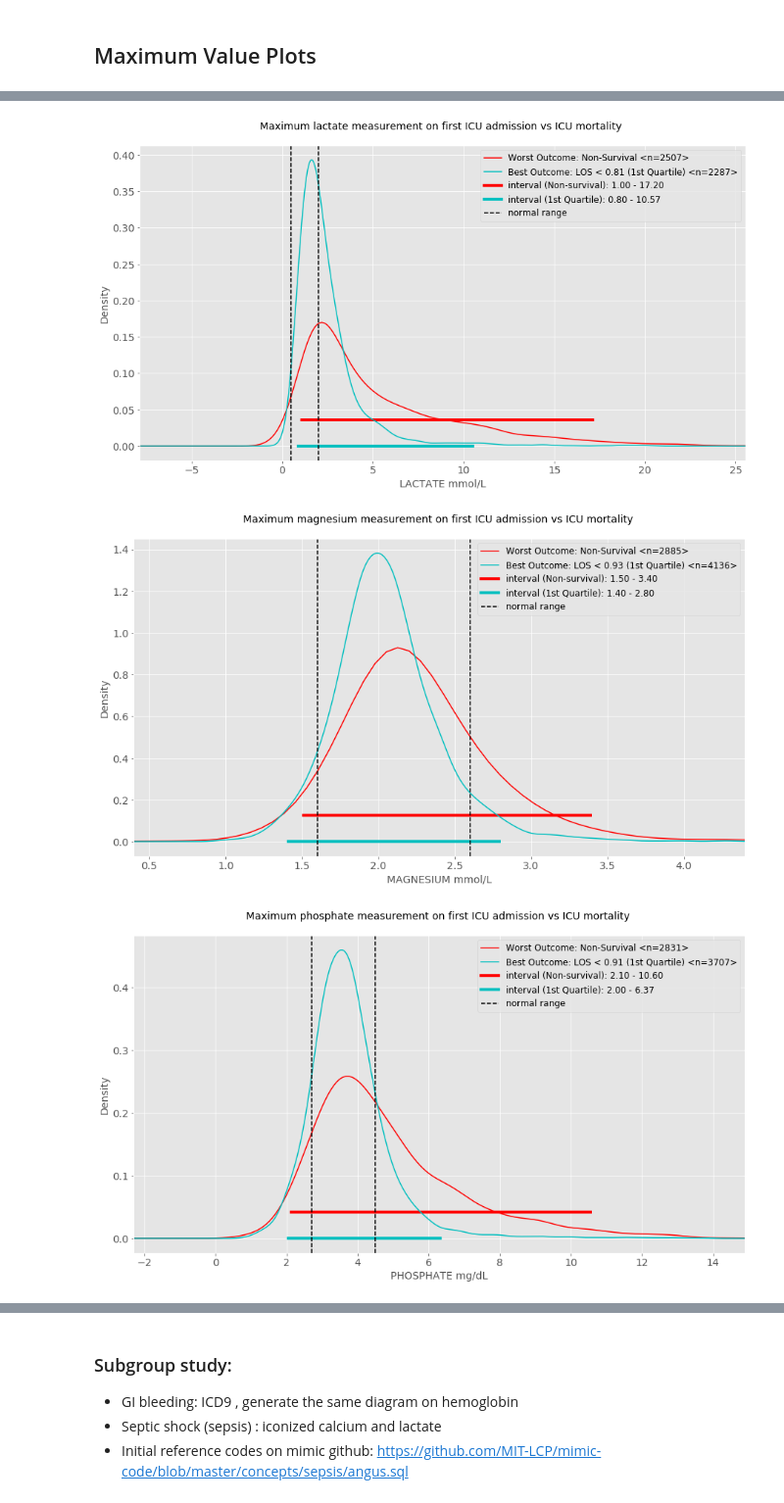
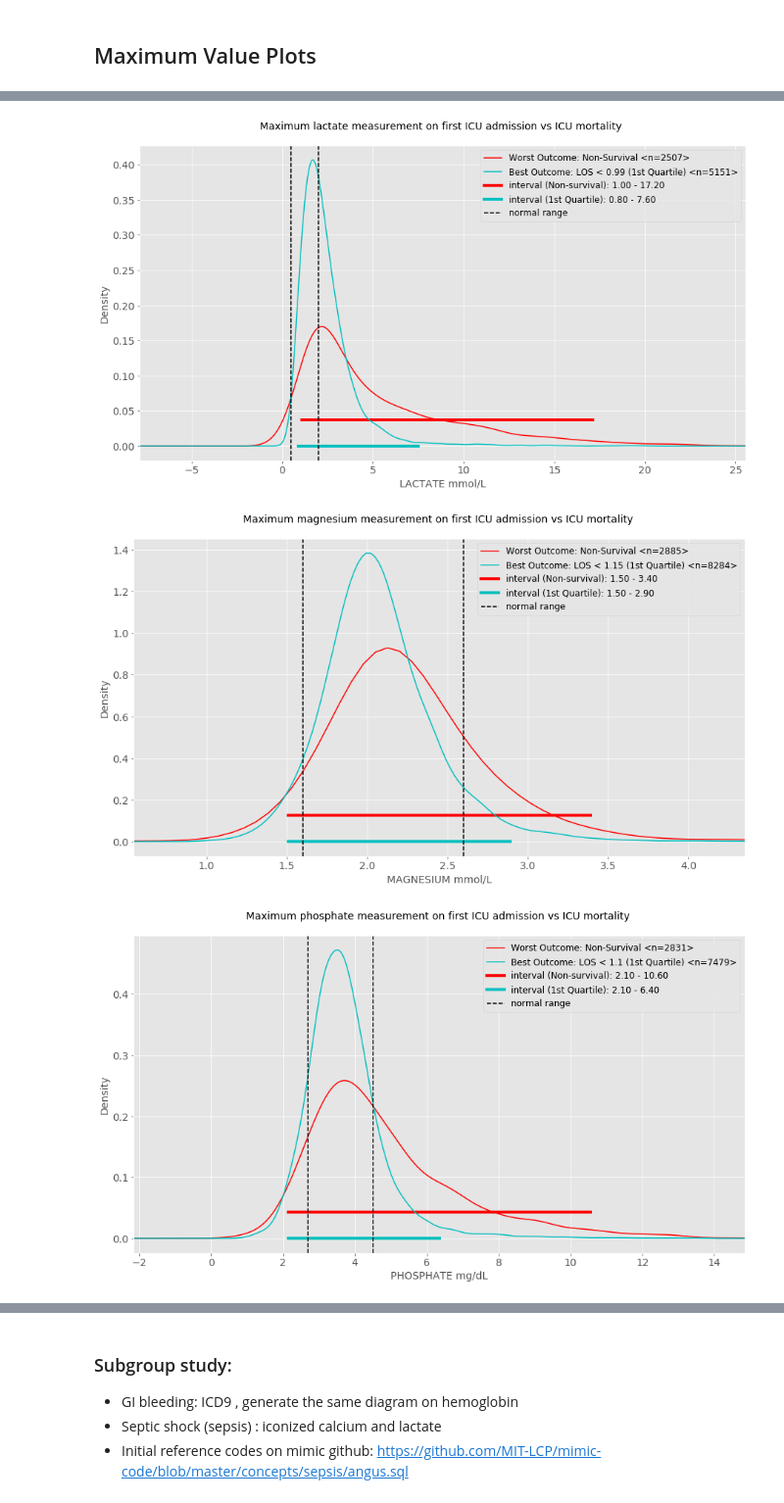
Before and after one commit to nus-mornin-lab/First_Lab, a Jupyter notebook: first_lab_figures_minmax.ipynb, the cells around one changed output, grey strips where cells are left out. Shown at 98% size. Cells and saved outputs as stored; diff of their text form; code cells hidden in the pictures.

```diff
--- a/first_lab_figures_minmax.ipynb
+++ b/first_lab_figures_minmax.ipynb
@@ -120,7 +120,7 @@ labs = {
 
 LOS_med = data['los'].dropna().median()
 
-cond_less = (data.mort_icu == 0) & (data.los < LOS_med)
+cond_less = data.mort_icu == 0 #& (data.los < LOS_med)
 
 for l, u in iter(sorted(labs.iteritems())):
     # count patients
@@ -244,7 +244,8 @@ labs = {
 
 LOS_med = data['los'].dropna().median()
 
-cond_less = (data.mort_icu == 0) & (data.los < LOS_med)
+#cond_less = (data.mort_icu == 0) & (data.los < LOS_med)
+cond_less = data.mort_icu == 0
 
 for l, u in iter(sorted(labs.iteritems())):
     # count patients
@@ -343,6 +344,6 @@ for l, u in iter(sorted(labs.iteritems())):
-[figure, old version]
+[figure, new version]
-[figure, old version]
+[figure, new version]
-[figure, old version]
+[figure, new version]
 ... (4 outputs left out)
 # %% [markdown]
 ### Subgroup study:
```
Also changed, not shown: parts of 4 cells of this notebook, 1 other file.
